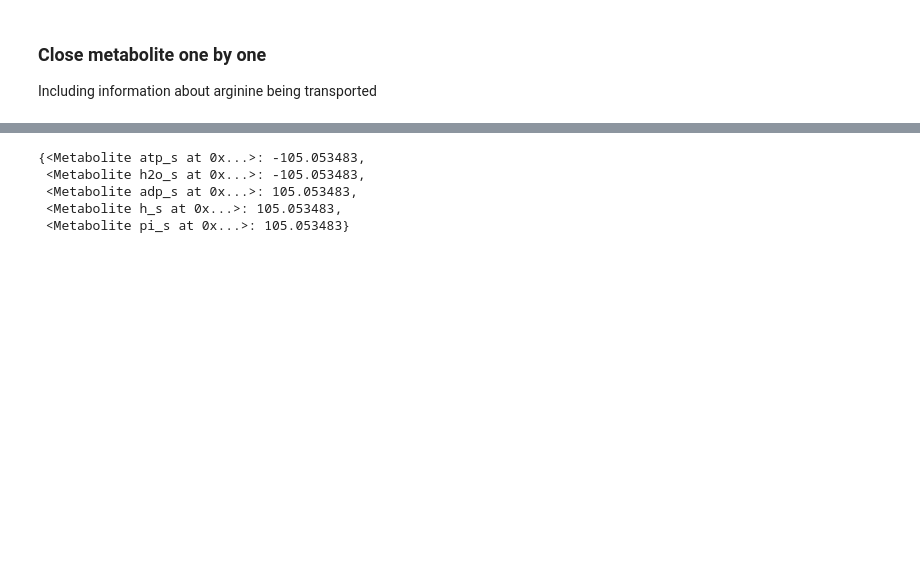
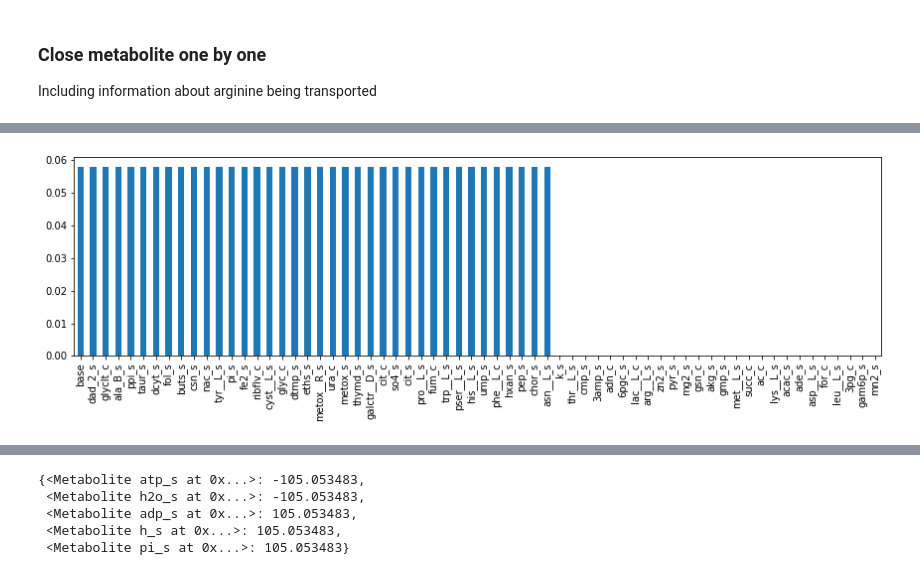
Before and after one commit to jdtibochab/bacillusme, a Jupyter notebook: bacillusme/analysis/spore/transporter_analysis.ipynb, the cells around one changed output, grey strips where cells are left out. Cells and saved outputs as stored; diff of their text form; code cells hidden in the pictures; blank space fills up the shorter version.

```diff
--- a/bacillusme/analysis/spore/transporter_analysis.ipynb
+++ b/bacillusme/analysis/spore/transporter_analysis.ipynb
@@ -342,3 +275,10 @@ gmp_s
+# %%
+flux_results_df = pd.read_csv('group_1by1_KO_flux_results_{}.csv'.format(version),index_col=0)
+flux_results_df.loc['biomass_dilution_s',sorted_mets.index[::-1]].plot.bar(figsize=(12,4))
+plt.tight_layout()
+plt.savefig("group_KO_flux_results_{}.svg".format(version), format="SVG")
+# %% [output]
+[figure, added]
 # %%
 flux_dict['biomass_dilution']
 # %% [output]
```
Also changed, not shown: parts of 52 cells of this notebook, 22 other files.
